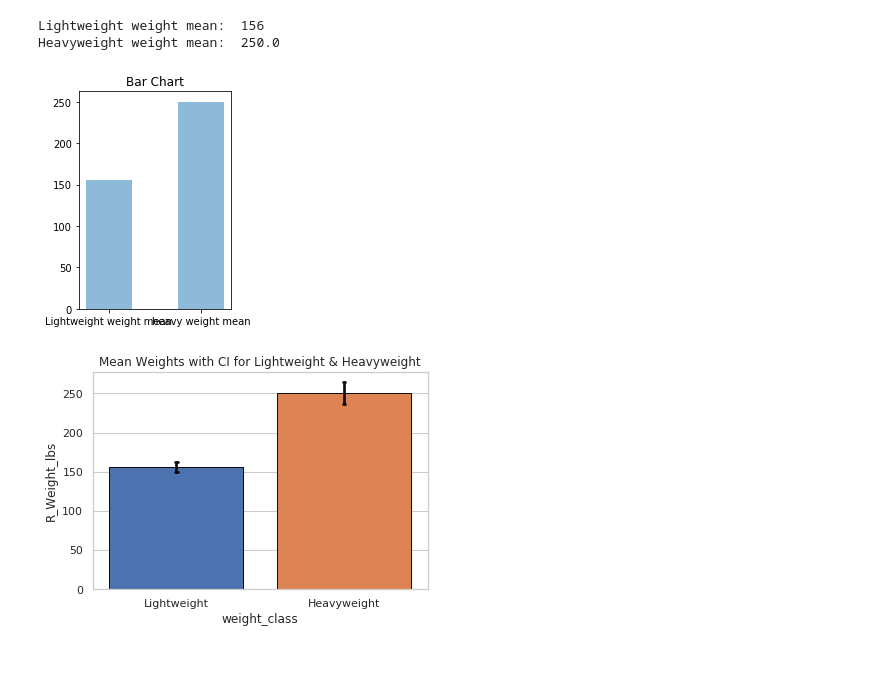
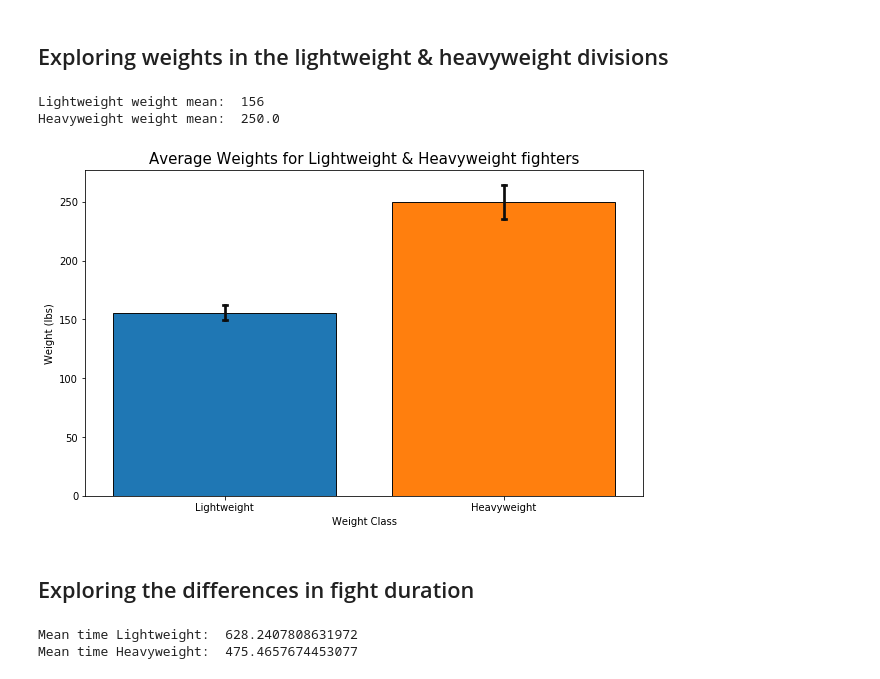
Before and after one commit to skredenmathias/DS-Unit-1-Build, a Jupyter notebook: Build_Week_1_UFC.ipynb, the cells around one changed output. Drawn from its saved outputs; the diff is of its cells as text; code cells hidden in the pictures.

```diff
--- a/Build_Week_1_UFC.ipynb
+++ b/Build_Week_1_UFC.ipynb
@@ -71,3 +82,7 @@ heavyweight.head()
 | 63 | Greg Hardy | Dmitrii Smoliakov | Keith Peterson | 2019-04-27 | Sunrise, Florida, USA | Red | False | Heavyweight | 3 | ... |
 | 69 | Andrei Arlovski | Augusto Sakai | Dan Miragliotta | 2019-04-27 | Sunrise, Florida, USA | Blue | False | Heavyweight | 3 | ... |
 | 75 | Alistair Overeem | Aleksei Oleinik | Marc Goddard | 2019-04-20 | Saint Petersburg, Saint Petersbur... | Red | False | Heavyweight | 5 | ... |
+# %%
+# Creating a dataframe with both lightweight and heavyweight fighters
+ufc_light_heavy_df = UFC[UFC['weight_class'].isin(['Lightweight',
+                                                   'Heavyweight'])]
@@ -73,0 +98,2 @@ heavyweight.head()
+# %% [markdown]
+## Exploring weights in the lightweight & heavyweight divisions
@@ -74 +108,27 @@ heavyweight.head()
+# %%
+# Compare the means
+print("Lightweight weight mean: ", lightweight_weight_mean)
+print("Heavyweight weight mean: ", heavyweight_weight_mean)
+# %% [output]
+Lightweight weight mean:  156
+Heavyweight weight mean:  250.0
+# %%
+# Plot the weights of lightweight and heavyweight fighters
+
+# Plot & Present data
+f, ax = plt.subplots(figsize=(10,6))
+ax = sns.barplot(x='weight_class', y='R_Weight_lbs', data=ufc_light_heavy_df,
+                 ci='sd', capsize=.015, saturation=2,
+                 errcolor='.05', edgecolor=".05")
+
+# Styling & Labeling
+sns.set(style="whitegrid")
+ax.set(xlabel='Weight Class', ylabel='Weight (lbs)')
+plt.title("Average Weights for Lightweight & Heavyweight fighters", fontsize=15)
+
+plt.show()
+# %% [output]
+[figure, added]
+# %% [markdown]
+## Exploring the differences in fight duration
 # %%
@@ -85,31 +138,8 @@ heavyweight_weight_mean = heavyweight_weight.mean()
-# %%
-# Begin post by comparing lightweight & heavyweight means
-# Can I get a CI here
-print("Lightweight weight mean: ", lightweight_weight_mean)
-print("Heavyweight weight mean: ", heavyweight_weight_mean)
-# %% [output]
-Lightweight weight mean:  156
-Heavyweight weight mean:  250.0
-# %%
-fig = plt.figure()
-# axes[0,0].bar([lightweight_weight_mean],[heavyweight_weight_mean])
-ax = plt.subplot2grid((1,2), (0,1))
-ax.bar(x = ['Lightweight weight mean', 'heavy weight mean'], height=[lightweight_weight_mean, heavyweight_weight_mean], align="center", width=0.5, alpha=0.5)
-# yerr
-ax.set_title("Bar Chart")
-plt.show()
-# %% [output]
-[figure, removed]
-# %%
-sns.set(style="whitegrid")
-# f, ax = plt.subplots()
-# plt.figsize = (10,6)
-# sns.set_ylabels("Weight in lbs")
-g = sns.barplot(x='weight_class', y='R_Weight_lbs', data=ufc_light_heavy_df, ci='sd', capsize=.015, saturation=2, errcolor='.05', edgecolor=".05");
-# g = (g.set_axis_labels("Weight Class","Weight (lbs)"))
-plt.title("Mean Weights with CI for Lightweight & Heavyweight")
-g;
-# Thinner bars
-# %% [output]
-[figure, removed]
+# %%
+# Mean Total Times
+print("Mean time Lightweight: ", total_time_lightweight.mean())
+print("Mean time Heavyweight: ", total_time_heavyweight.mean())
+# %% [output]
+Mean time Lightweight:  628.2407808631972
+Mean time Heavyweight:  475.4657674453077
 # %%
```
Also changed, not shown: parts of 27 cells of this notebook.
